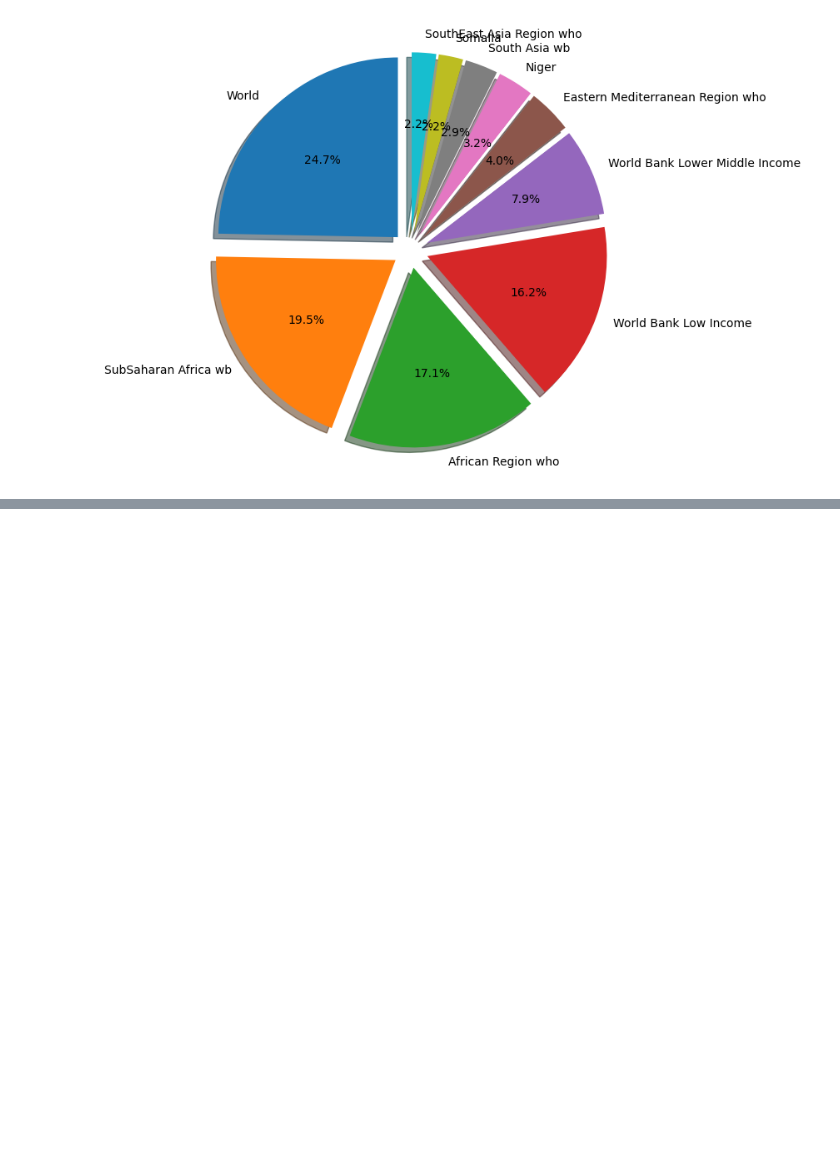
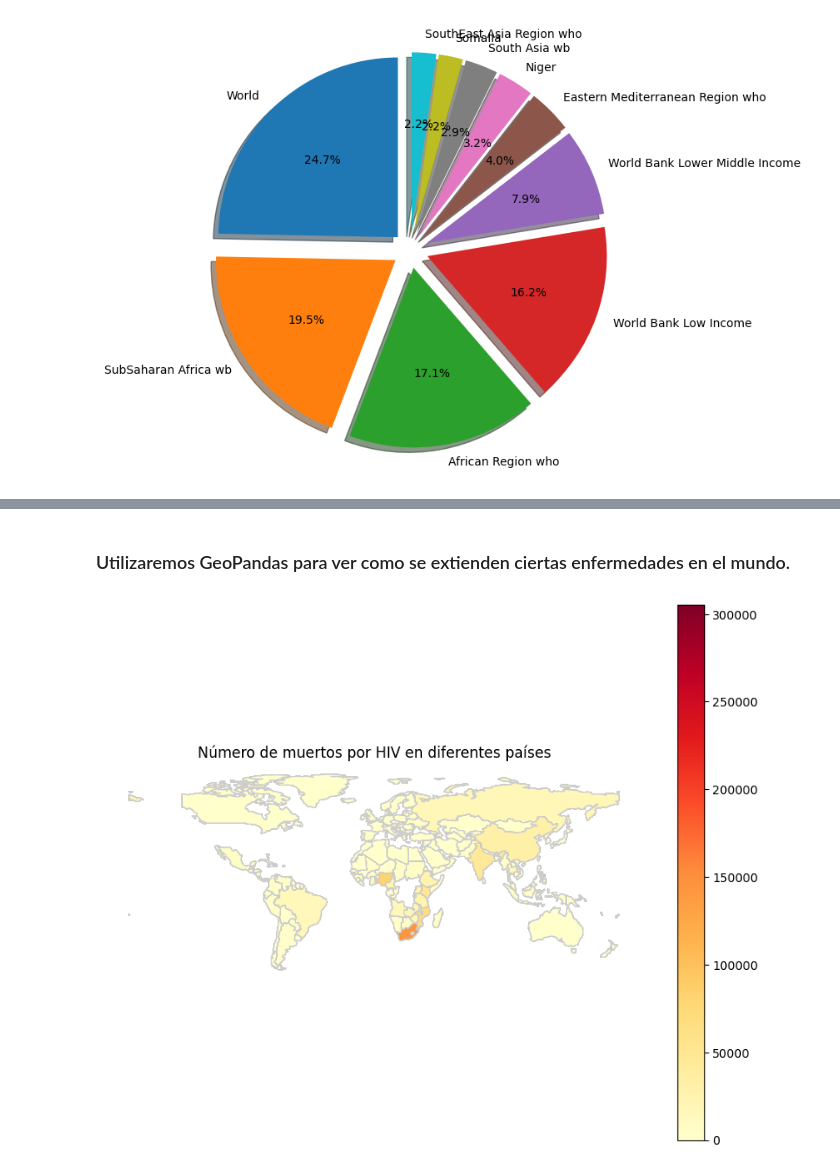
Before and after one commit to alegonzjur/ProyectoTFG, a Jupyter notebook: data/c_bio.ipynb, the cells around one changed output, grey strips where cells are left out. Cells and saved outputs as stored; diff of their text form; code cells hidden in the pictures; blank space fills up the shorter version.

```diff
--- a/data/c_bio.ipynb
+++ b/data/c_bio.ipynb
@@ -163,0 +315,25 @@ ax.pie(s2019['Measles fatalities'][:10], labels=s2019['Entity'][:10],explode=exp
+# %% [markdown]
+### Utilizaremos GeoPandas para ver como se extienden ciertas enfermedades en el mundo.
+# %%
+import geopandas as gpd
+
+
+
+# Cargar datos geoespaciales (por ejemplo, un archivo shapefile con geometrías de países)
+world = gpd.read_file(gpd.datasets.get_path('naturalearth_lowres'))
+
+# Unir datos geoespaciales con tu dataframe
+merged_data = world.merge(data, left_on='name', right_on='Entity')
+
+# Crear un mapa de calor
+fig, ax = plt.subplots(figsize=(10, 8))
+merged_data.plot(column='HIV/AIDS fatalities', cmap='YlOrRd', linewidth=0.8, ax=ax, edgecolor='0.8', legend=True)
+
+# Personalizar el mapa
+ax.set_title('Número de muertos por HIV en diferentes países')
+ax.set_axis_off()
+
+# Mostrar el mapa
+plt.show()
+# %% [output]
+[figure, added]
```
Also changed, not shown: parts of 21 cells of this notebook, 4 other files.
